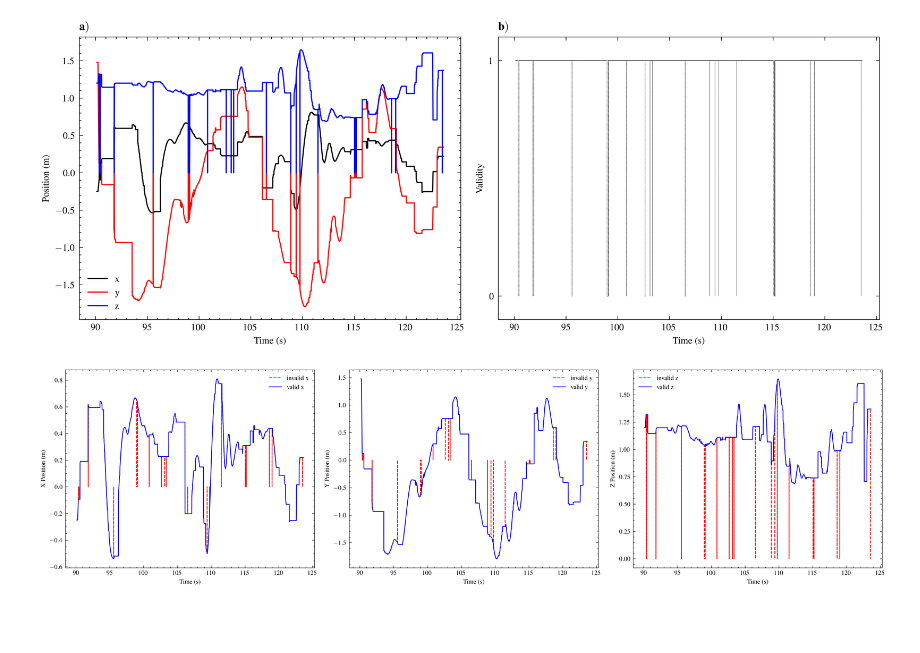
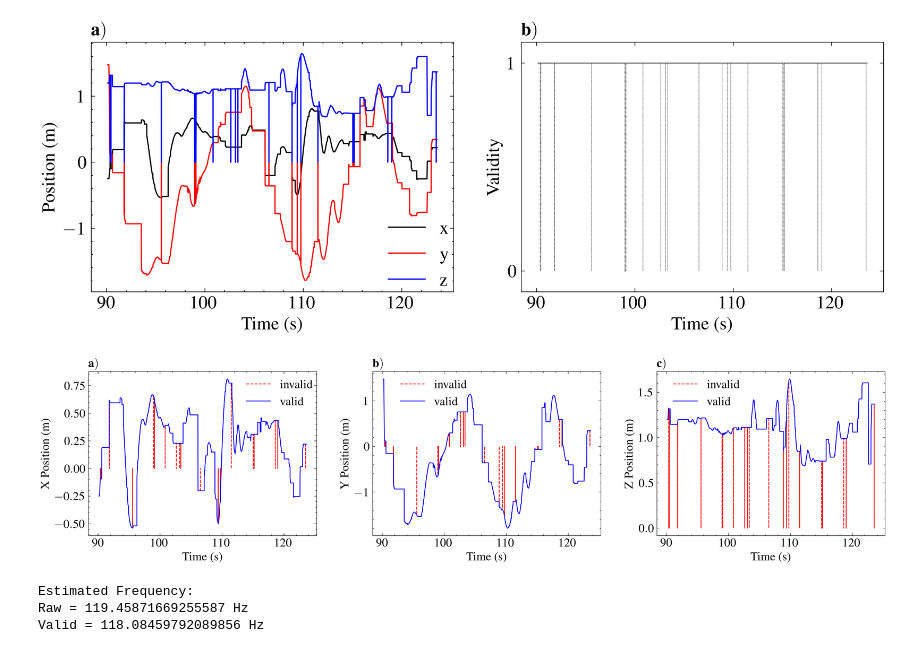
Before and after one commit to ringe-n-5525079/mocap-fyp, a Jupyter notebook: arduino_testing/Xbee_Arduino_Data_Capture_Tests/Paper_Plotting/checksums.ipynb, the cells around one changed output. Cells and saved outputs as stored; diff of their text form; code cells hidden in the pictures; blank space fills up the shorter version.

Commit message:
updated font sizes in figures

```diff
--- a/arduino_testing/Xbee_Arduino_Data_Capture_Tests/Paper_Plotting/checksums.ipynb
+++ b/arduino_testing/Xbee_Arduino_Data_Capture_Tests/Paper_Plotting/checksums.ipynb
@@ -8,6 +8,19 @@ import numpy as np
 import matplotlib.pyplot as plt
 import scienceplots
 plt.style.use(['science', 'ieee'])
+
+# Increase fonts globally (adjust sizes as needed)
+# DEFAULT IS 12
+plt.rcParams.update({
+    'font.size': 15,            # default text size
+    'axes.titlesize': 15,      # axes title
+    'axes.labelsize': 15,      # x/y labels
+    'xtick.labelsize': 15,     # x tick labels
+    'ytick.labelsize': 15,     # y tick labels
+    'legend.fontsize': 15,     # legend text
+    'figure.titlesize': 15
+})
+
 from mpl_toolkits.mplot3d import Axes3D  # Required for 3D plotting
 # %%
 ### Plotting checksum related data for final paper ###
@@ -68,7 +81,7 @@ plt.plot(t, z, linestyle='-', label='z')
 plt.xlabel('Time (s)')
 plt.ylabel('Position (m)')
 plt.title(r'$\bf{a)}$', loc='left')
-plt.legend()
+plt.legend(loc=(0.8, -0.02))
 ax = plt.subplot(1,2,2)
 # Plot horizontal lines
 # ax.plot(t, valid, 'k-', label='validity', drawstyle='steps-post', linewidth=0.8)
@@ -77,7 +90,7 @@ for i in range(1, len(t)):
     if valid[i] != valid[i-1]:
         ax.plot([t[i], t[i]], [valid[i-1], valid[i]], 'k--', linewidth=0.2)
     else:
-        ax.plot([t[i-1], t[i]], [valid[i], valid[i]], 'k-', linewidth=0.4)
+        ax.plot([t[i-1], t[i]], [valid[i], valid[i]], 'k-', linewidth=0.5)
 ax.set_title(r'$\bf{b)}$', loc='left')
 ax.set_xlabel("Time (s)")
 ax.set_ylabel("Validity")
@@ -89,42 +102,52 @@ plt.tight_layout()
 plt.savefig("raw_and_validity_1.pdf", bbox_inches='tight')
 plt.show()
 # %% [output]
-[figure, old version]
+[figure, new version]
 # %%
 # Create new arrays for valid data only
 t_valid = t[valid == 1]
 x_valid = x[valid == 1]
 y_valid = y[valid == 1]
 z_valid = z[valid == 1]
 
 # Plot invalid and valid data together for each axis, in a 1x3 subplot
 plt.figure(figsize=(15,4))
 plt.subplot(1,3,1)
-plt.plot(t, x, 'r--', label='invalid x')
-plt.plot(t_valid, x_valid, 'b-', label='valid x')
+plt.plot(t, x, 'r--', label='invalid')
+plt.plot(t_valid, x_valid, 'b-', label='valid')
 plt.xlabel('Time (s)')
 plt.ylabel('X Position (m)')
-ax.set_title(r'$\bf{a)}$', loc='left')
-plt.legend()
+plt.title(r'$\bf{a)}$', loc='left')
+plt.legend(loc=(0.67,0.75))
 
 plt.subplot(1,3,2)
-plt.plot(t, y, 'r--', label='invalid y')
-plt.plot(t_valid, y_valid, 'b-', label='valid y')
+plt.plot(t, y, 'r--', label='invalid')
+plt.plot(t_valid, y_valid, 'b-', label='valid')
 plt.xlabel('Time (s)')
 plt.ylabel('Y Position (m)')
-ax.set_title(r'$\bf{b)}$', loc='left')
-plt.legend()
+plt.title(r'$\bf{b)}$', loc='left')
+plt.legend(loc=(0.1,0.75))
 
 plt.subplot(1,3,3)
-plt.plot(t, z, 'r--', label='invalid z')
-plt.plot(t_valid, z_valid, 'b-', label='valid z')
+plt.plot(t, z, 'r--', label='invalid')
+plt.plot(t_valid, z_valid, 'b-', label='valid')
 plt.xlabel('Time (s)')
 plt.ylabel('Z Position (m)')
-ax.set_title(r'$\bf{c)}$', loc='left')
-plt.legend()
+plt.title(r'$\bf{c)}$', loc='left')
+plt.legend(loc=(0.05,0.75))
 
 plt.tight_layout()
 plt.savefig("valid_vs_invalid_1.pdf", bbox_inches='tight')
 plt.show()
 # %% [output]
-[figure, old version]
+[figure, new version]
+# %%
+# Calculating frequency at which data is received
+est_freq_raw = 1 / np.mean(np.diff(t))  # in Hz
+est_freq_valid = 1 / np.mean(np.diff(t_valid))  # in Hz
+# Printing estimated frequency
+print(f"Estimated Frequency:\nRaw = {est_freq_raw} Hz\nValid = {est_freq_valid} Hz")
+# %% [output]
+Estimated Frequency:
+Raw = 119.45871669255587 Hz
+Valid = 118.08459792089856 Hz
```
Also changed, not shown: 2 other files.
